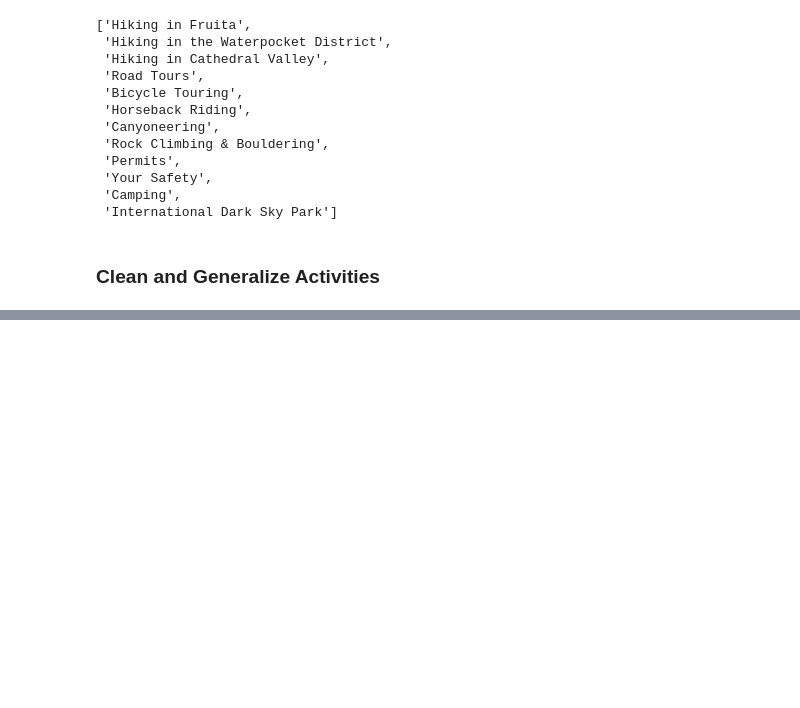
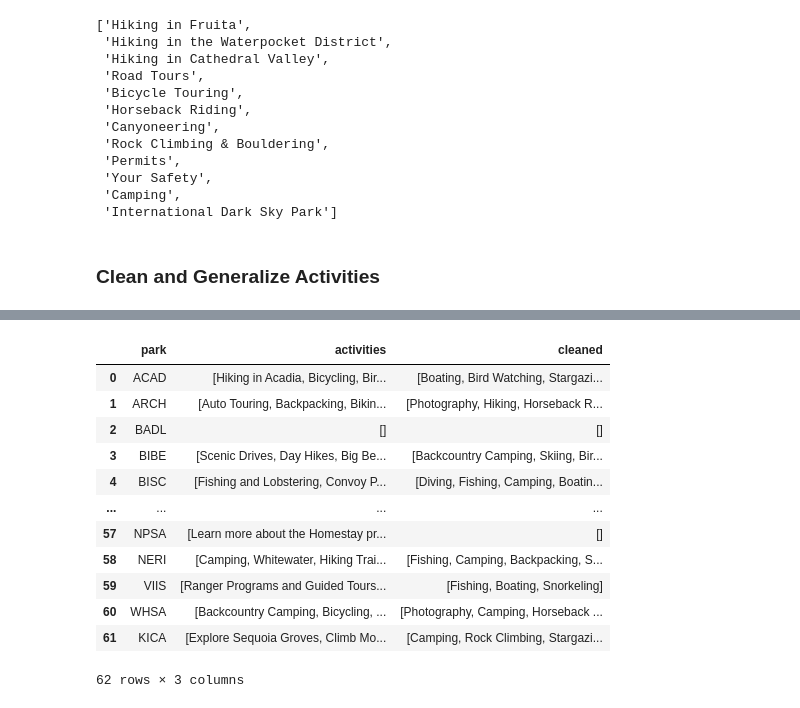
Before and after one commit to l-ching/Capstone-Project, a Jupyter notebook: activities_scraper.ipynb, the cells around one changed output, grey strips where cells are left out. Drawn from its saved outputs; the diff is of its cells as text; code cells hidden in the pictures; blank space fills up the shorter version.

Commit message:
Fixed activities list

```diff
--- a/activities_scraper.ipynb
+++ b/activities_scraper.ipynb
@@ -361,0 +324,16 @@ count_activities.value_counts('activity').plot(kind='bar')
+# %%
+activities_df
+# %% [output]
+|  | park | activities | cleaned |
+| 0 | ACAD | [Hiking in Acadia, Bicycling, Bir... | [Boating, Bird Watching, Stargazi... |
+| 1 | ARCH | [Auto Touring, Backpacking, Bikin... | [Photography, Hiking, Horseback R... |
+| 2 | BADL | [] | [] |
+| 3 | BIBE | [Scenic Drives, Day Hikes, Big Be... | [Backcountry Camping, Skiing, Bir... |
+| 4 | BISC | [Fishing and Lobstering, Convoy P... | [Diving, Fishing, Camping, Boatin... |
+| ... | ... | ... | ... |
+| 57 | NPSA | [Learn more about the Homestay pr... | [] |
+| 58 | NERI | [Camping, Whitewater, Hiking Trai... | [Fishing, Camping, Backpacking, S... |
+| 59 | VIIS | [Ranger Programs and Guided Tours... | [Fishing, Boating, Snorkeling] |
+| 60 | WHSA | [Backcountry Camping, Bicycling, ... | [Photography, Camping, Horseback ... |
+| 61 | KICA | [Explore Sequoia Groves, Climb Mo... | [Camping, Rock Climbing, Stargazi... |
+62 rows × 3 columns
```
Also changed, not shown: parts of 8 cells of this notebook.
